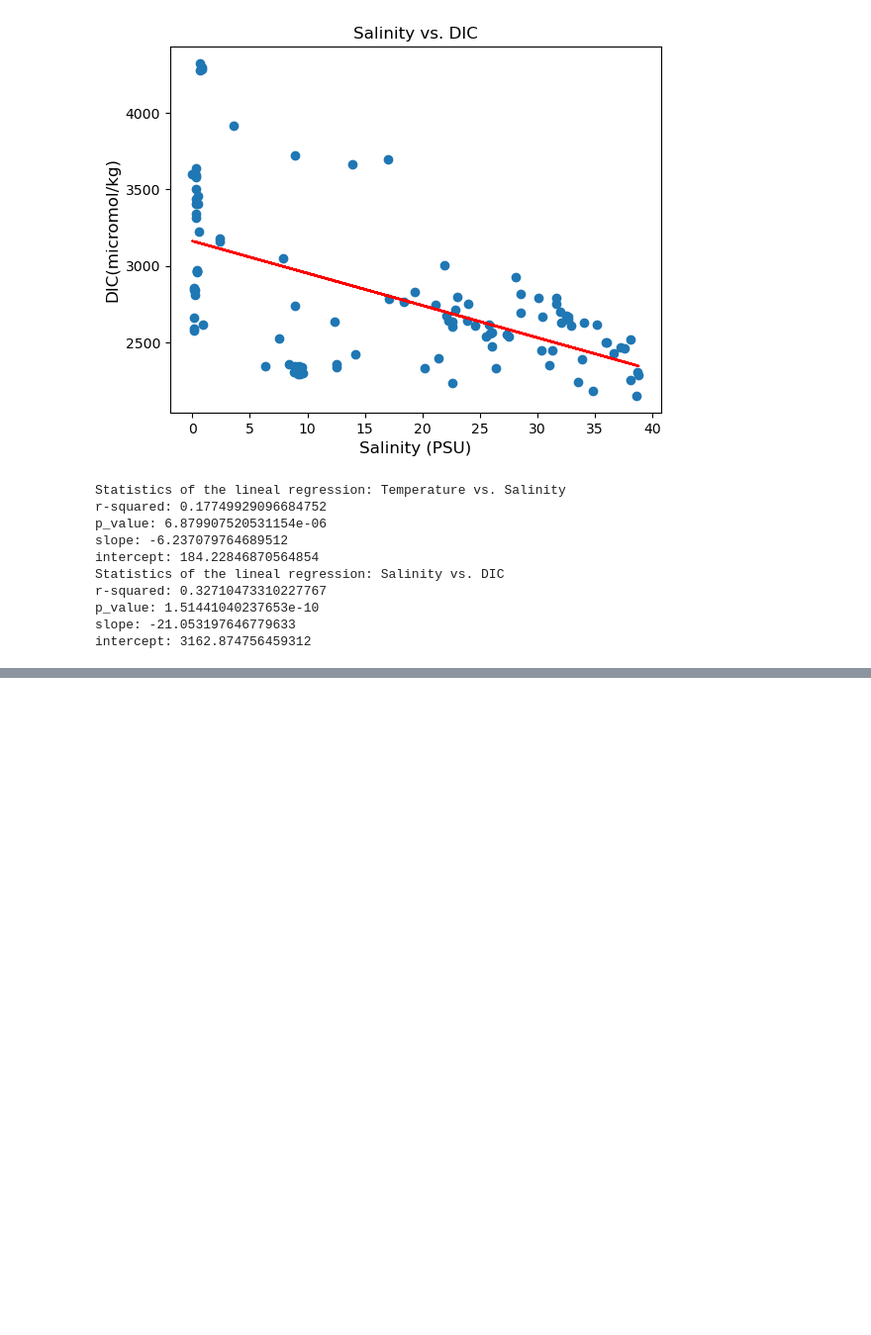
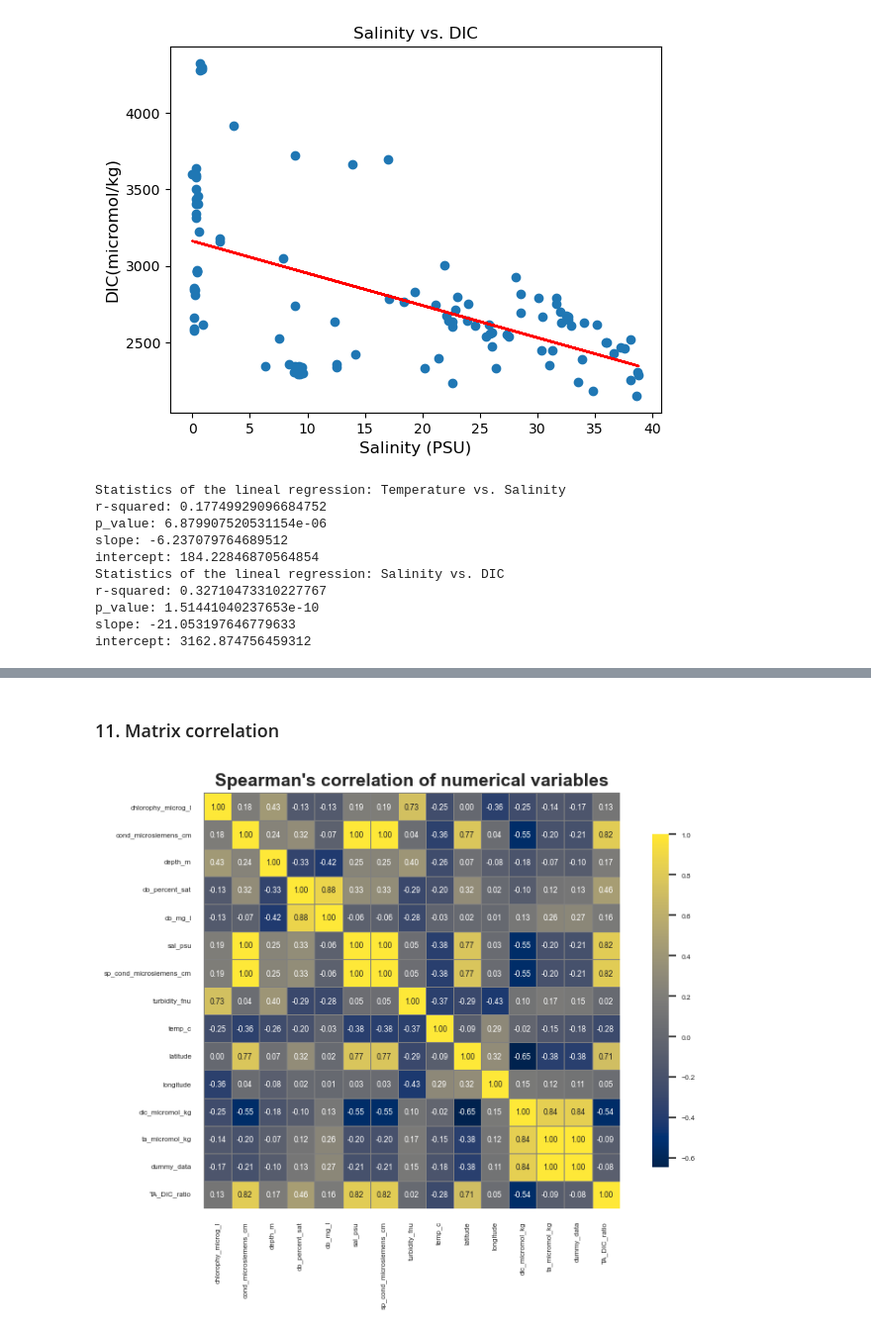
Before and after one commit to Juan-git-fciencias/modelado-ecologico, a Jupyter notebook: Mi script_Juan_Reyes.ipynb, the cells around one changed output, grey strips where cells are left out. Shown at 99% size. Cells and saved outputs as stored; diff of their text form; code cells hidden in the pictures; blank space fills up the shorter version.

Commit message:
Spearman correlation

```diff
--- a/Mi script_Juan_Reyes.ipynb
+++ b/Mi script_Juan_Reyes.ipynb
@@ -465,0 +500,25 @@ intercept: 3162.874756459312
+# %% [markdown]
+### 11. Matrix correlation
+# %%
+# Filter numeric variables
+numeric_variables = df[['chlorophy_microg_l', 'cond_microsiemens_cm', 'depth_m', 'do_percent_sat', 'do_mg_l', 'sal_psu', 'sp_cond_microsiemens_cm', 'turbidity_fnu', 'temp_c', 'latitude', 'longitude', 'dic_micromol_kg', 'ta_micromol_kg', 'dummy_data', 'TA_DIC_ratio']]
+
+# Calculate Spearman's correlation matrix
+corr_matrix = numeric_variables.corr(method="spearman")
+
+# Plot Spearman's correlation
+plt.figure(figsize=(8,6))
+sns.set(style="white", font_scale=0.5)
+sns.heatmap(corr_matrix,
+            annot=True,
+            fmt=".2f",
+            cmap="cividis",
+            square=True,
+            linewidths=0.5,
+            linecolor="gray",
+            cbar_kws={"shrink": 0.8})
+plt.title("Spearman's correlation of numerical variables", fontsize=14, weight="bold")
+plt.tight_layout()
+plt.show()
+# %% [output]
+[figure, added]
```
Also changed, not shown: parts of 3 cells of this notebook, 1 other file.
